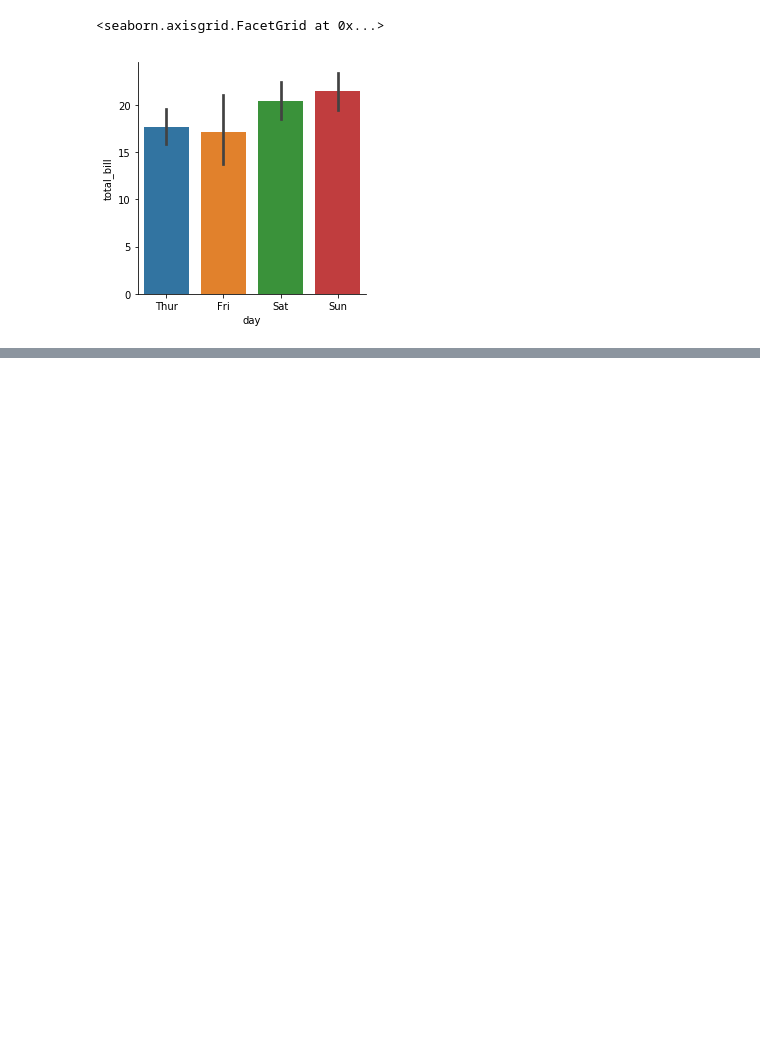
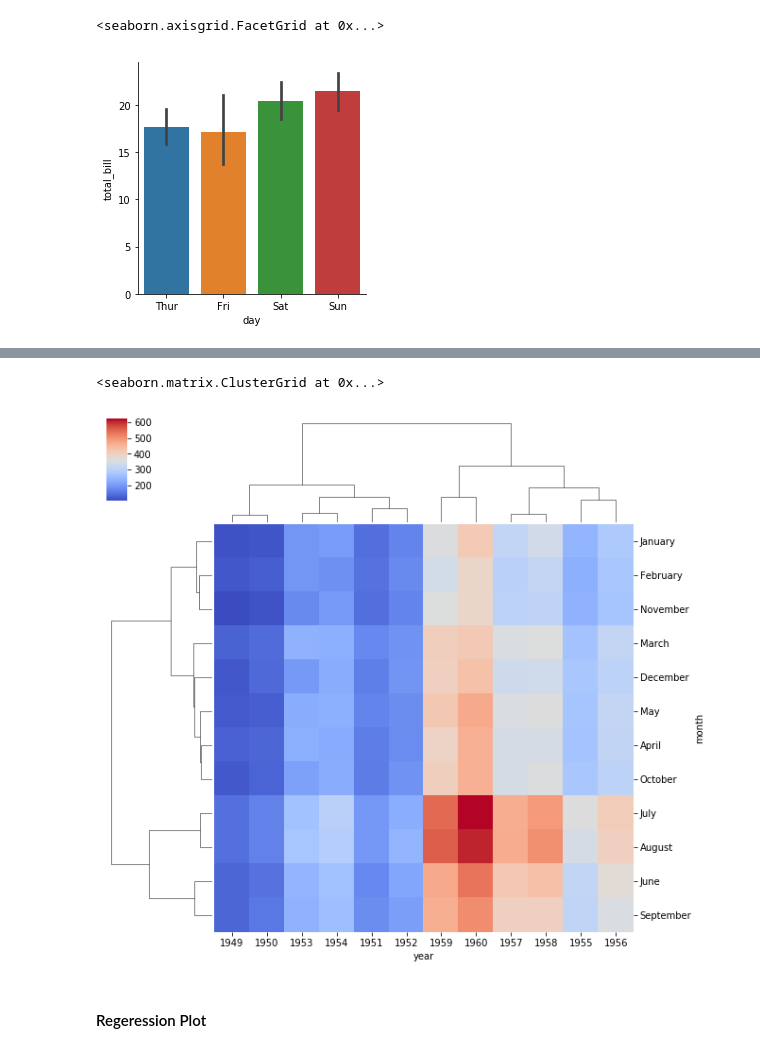
Before and after one commit to ParvezMullah/Machine-Learning-and-Data-Science-Libraries, a Jupyter notebook: Seaborn/Searborn.ipynb, the cells around one changed output, grey strips where cells are left out. Saved outputs shown, nothing was run; the diff lists cells and outputs as text; code cells hidden in the pictures; blank space fills up the shorter version.

```diff
--- a/Seaborn/Searborn.ipynb
+++ b/Seaborn/Searborn.ipynb
@@ -146,0 +193,7 @@ sns.factorplot(x = 'day', y = 'total_bill', data = tips, kind = 'bar')
+# %%
+sns.clustermap(fp, cmap = 'coolwarm')
+# %% [output]
+<seaborn.matrix.ClusterGrid at 0x...>
+[figure, added]
+# %% [markdown]
+####                             Regeression Plot
```
Also changed, not shown: parts of 25 cells of this notebook.
